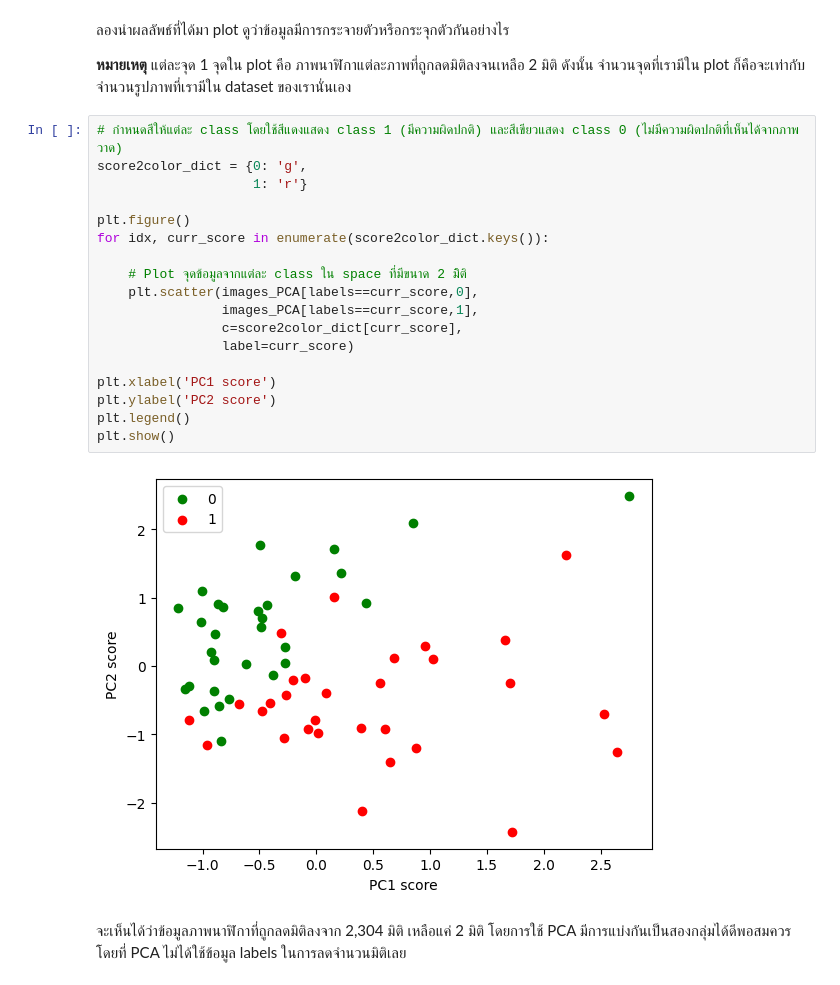
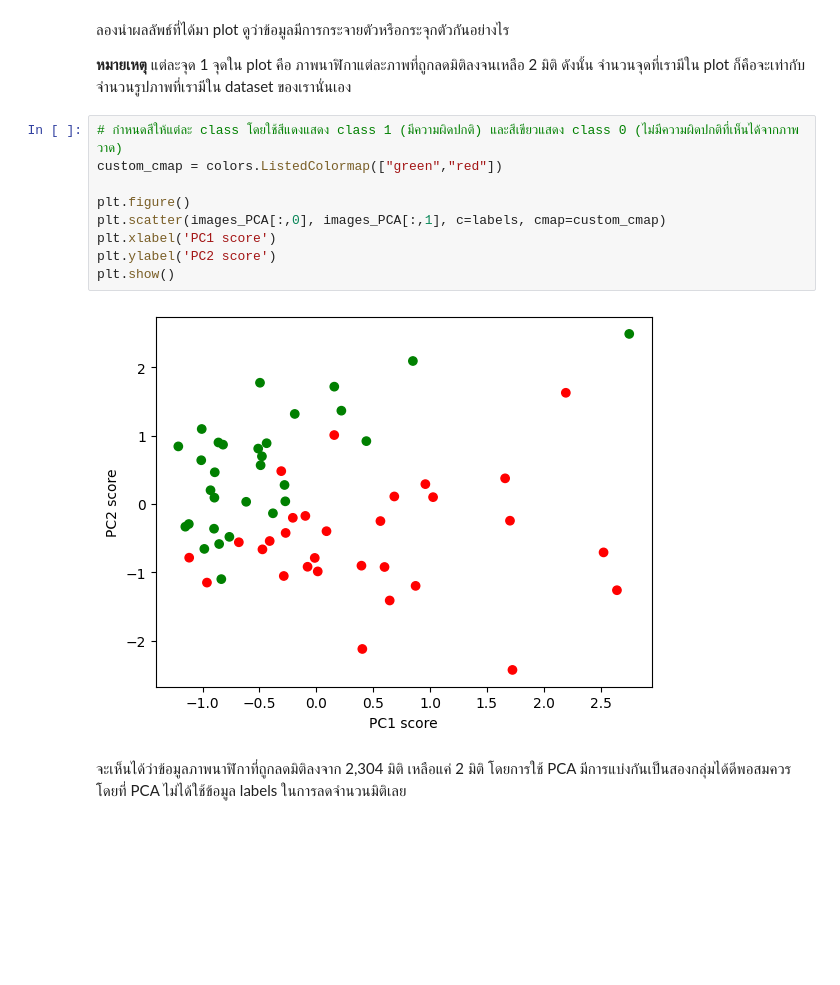
Before and after one commit to ichatnun/brainCodeCamp2023, a Jupyter notebook: Fundamentals/DimensionalityReduction/dim_reduct_part3_pca_CDT_images.ipynb, the cells around one changed output. Saved outputs shown, nothing was run; the diff lists cells and outputs as text; blank space fills up the shorter version.

```diff
--- a/Fundamentals/DimensionalityReduction/dim_reduct_part3_pca_CDT_images.ipynb
+++ b/Fundamentals/DimensionalityReduction/dim_reduct_part3_pca_CDT_images.ipynb
@@ -111,23 +112,14 @@ print(f"% variance captured by PC2 = {model_PCA.explained_variance_ratio_[1]*100
 **หมายเหตุ** แต่ละจุด 1 จุดใน plot คือ ภาพนาฬิกาแต่ละภาพที่ถูกลดมิติลงจนเหลือ 2 มิติ ดังนั้น จำนวนจุดที่เรามีใน plot ก็คือจะเท่ากับจำนวนรูปภาพที่เรามีใน dataset ของเรานั่นเอง
 # %%
 # กำหนดสีให้แต่ละ class โดยใช้สีแดงแสดง class 1 (มีความผิดปกติ) และสีเขียวแสดง class 0 (ไม่มีความผิดปกติที่เห็นได้จากภาพวาด)
-score2color_dict = {0: 'g',
-                    1: 'r'}
+custom_cmap = colors.ListedColormap(["green","red"])
 
 plt.figure()
-for idx, curr_score in enumerate(score2color_dict.keys()):
-
-    # Plot จุดข้อมูลจากแต่ละ class ใน space ที่มีขนาด 2 มิิติ
-    plt.scatter(images_PCA[labels==curr_score,0],
-                images_PCA[labels==curr_score,1],
-                c=score2color_dict[curr_score],
-                label=curr_score)
-
+plt.scatter(images_PCA[:,0], images_PCA[:,1], c=labels, cmap=custom_cmap)
 plt.xlabel('PC1 score')
 plt.ylabel('PC2 score')
-plt.legend()
 plt.show()
 # %% [output]
-[figure, old version]
+[figure, new version]
 # %% [markdown]
 จะเห็นได้ว่าข้อมูลภาพนาฬิกาที่ถูกลดมิติลงจาก 2,304 มิติ เหลือแค่ 2 มิติ โดยการใช้ PCA มีการแบ่งกันเป็นสองกลุ่มได้ดีพอสมควร โดยที่ PCA ไม่ได้ใช้ข้อมูล labels ในการลดจำนวนมิติเลย
```
Also changed, not shown: parts of 2 cells of this notebook.
